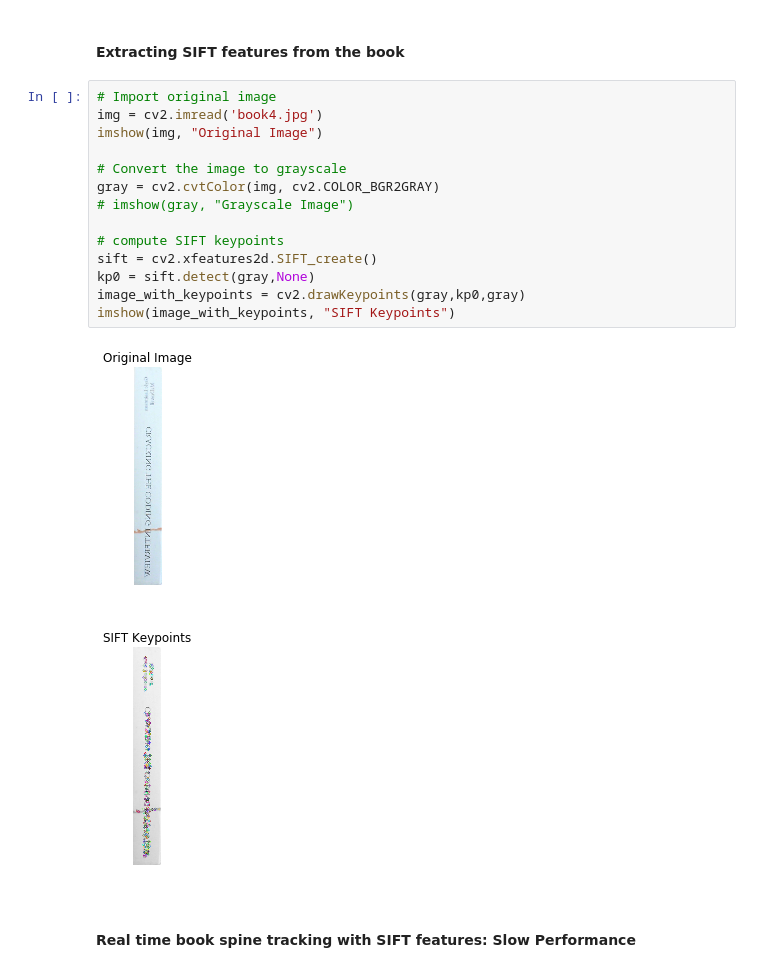
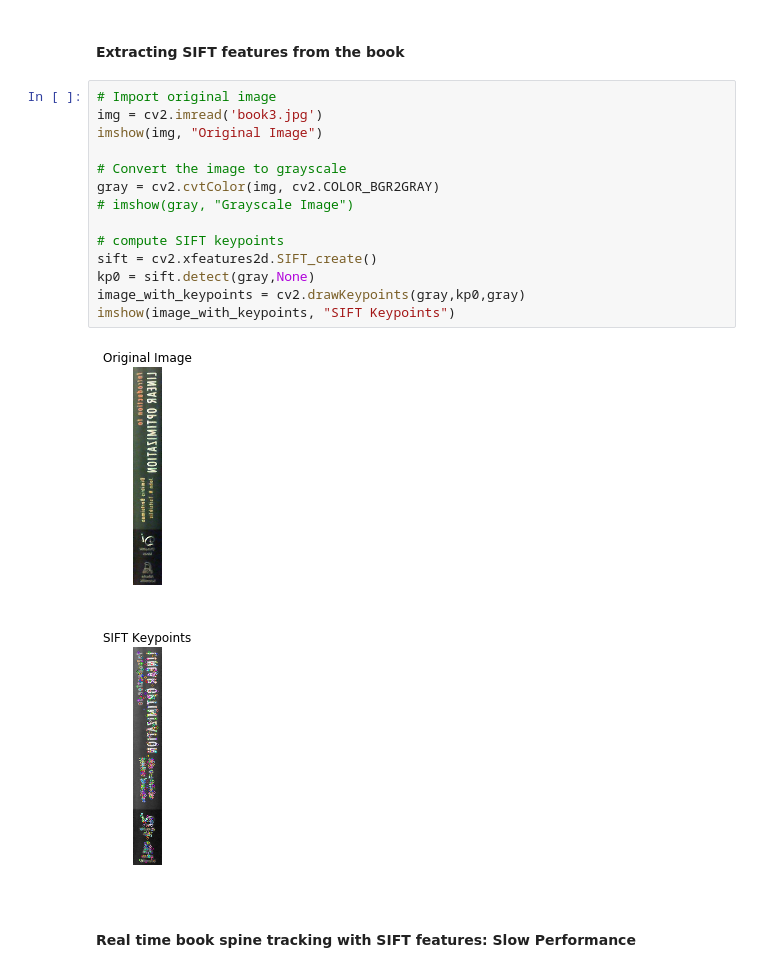
Before and after one commit to buenayerba/augmented-reality-for-book-spines, a Jupyter notebook: Feature_tracking.ipynb, the cells around one changed output. Saved outputs shown, nothing was run; the diff lists cells and outputs as text.

```diff
--- a/Feature_tracking.ipynb
+++ b/Feature_tracking.ipynb
@@ -47,21 +47,21 @@ error: /tmp/opencv-20180110-77632-pyvb0m/opencv-3.4.0/modules/highgui/src/window
 #### Extracting SIFT features from the book
 # %%
 # Import original image
-img = cv2.imread('book4.jpg')
+img = cv2.imread('book3.jpg')
 imshow(img, "Original Image")
 
 # Convert the image to grayscale
 gray = cv2.cvtColor(img, cv2.COLOR_BGR2GRAY)
 # imshow(gray, "Grayscale Image")
 
 # compute SIFT keypoints
 sift = cv2.xfeatures2d.SIFT_create()
 kp0 = sift.detect(gray,None)
 image_with_keypoints = cv2.drawKeypoints(gray,kp0,gray)
 imshow(image_with_keypoints, "SIFT Keypoints")
 # %% [output]
-[figure, old version]
+[figure, new version]
-[figure, old version]
+[figure, new version]
 # %% [markdown]
 #### Real time book spine tracking with SIFT features: Slow Performance
 # %%
```
Also changed, not shown: parts of 6 cells of this notebook, 4 other files.
